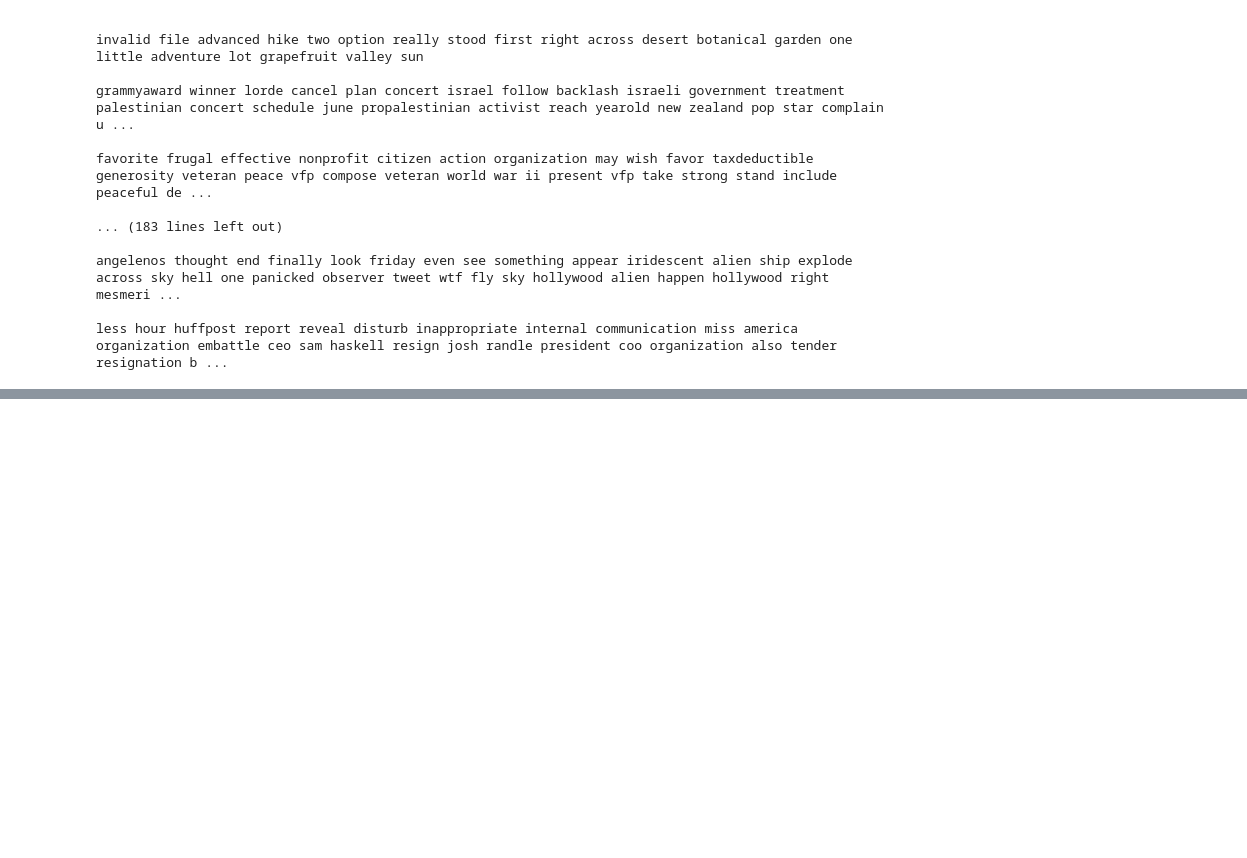
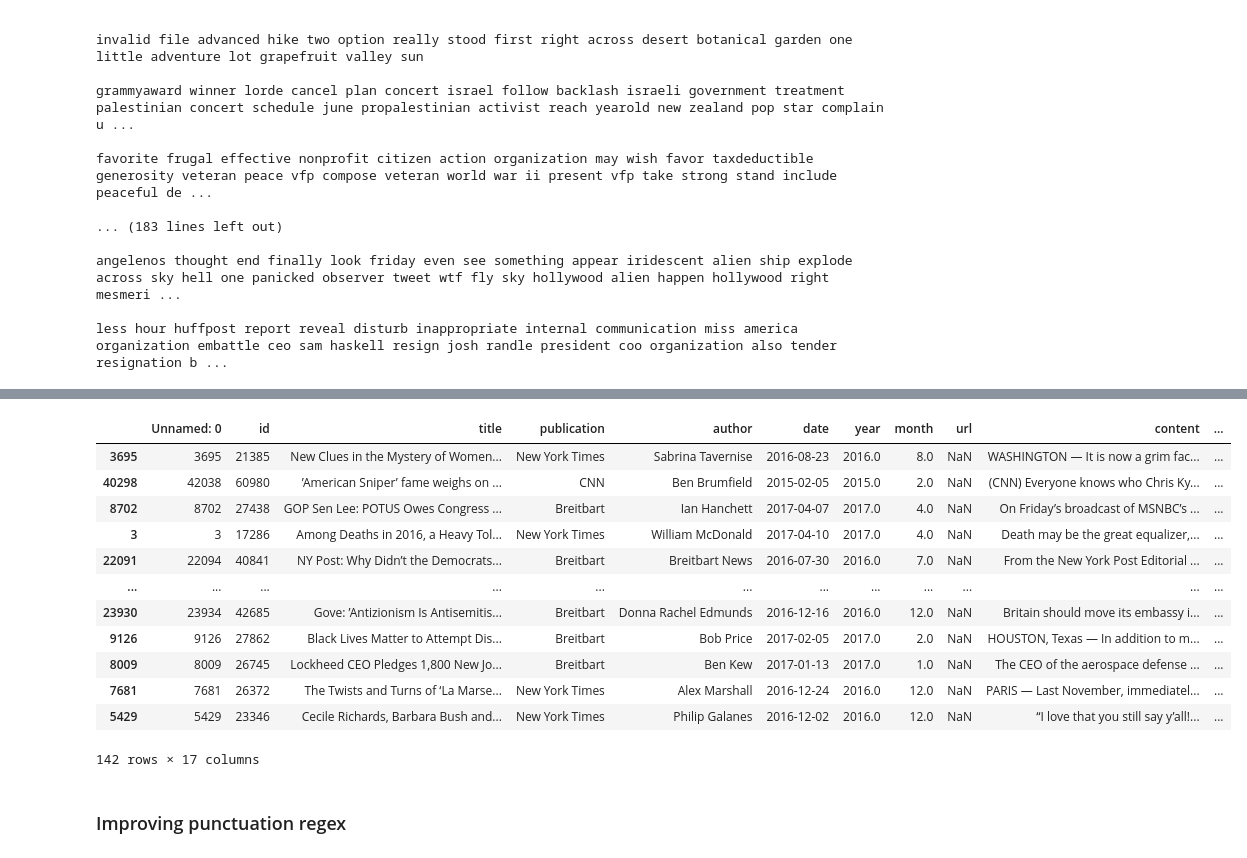
Before and after one commit to archifreitas/big_picture, a Jupyter notebook: notebooks/martins_preprocess.ipynb, the cells around one changed output, grey strips where cells are left out. Saved outputs shown, nothing was run; the diff lists cells and outputs as text; code cells hidden in the pictures; blank space fills up the shorter version.

```diff
--- a/notebooks/martins_preprocess.ipynb
+++ b/notebooks/martins_preprocess.ipynb
@@ -17,9 +17,9 @@ from sklearn.feature_extraction.text import TfidfVectorizer # vectorizer
 # %% [markdown]
 ### Raw Data
 # %%
-df1 = pd.read_csv("../raw_data/articles1.csv")
-df2 = pd.read_csv("../raw_data/articles2.csv")
-df3 = pd.read_csv("../raw_data/articles3.csv")
+df1 = pd.read_csv("../raw_data/all_the_news/articles1.csv")
+df2 = pd.read_csv("../raw_data/all_the_news/articles1.csv")
+df3 = pd.read_csv("../raw_data/all_the_news/articles1.csv")
 
 frames = [df1, df2, df3]
 # %%
@@ -315,0 +339,18 @@ less hour huffpost report reveal disturb inappropriate internal communication mi
+# %%
+df[pd.to_numeric(df.month, errors='coerce').notnull()]
+# %% [output]
+|  | Unnamed: 0 | id | title | publication | author | date | year | month | url | content | ... |
+| 3695 | 3695 | 21385 | New Clues in the Mystery of Women... | New York Times | Sabrina Tavernise | 2016-08-23 | 2016.0 | 8.0 | NaN | WASHINGTON — It is now a grim fac... | ... |
+| 40298 | 42038 | 60980 | ’American Sniper’ fame weighs on ... | CNN | Ben Brumfield | 2015-02-05 | 2015.0 | 2.0 | NaN | (CNN) Everyone knows who Chris Ky... | ... |
+| 8702 | 8702 | 27438 | GOP Sen Lee: POTUS Owes Congress ... | Breitbart | Ian Hanchett | 2017-04-07 | 2017.0 | 4.0 | NaN | On Friday’s broadcast of MSNBC’s ... | ... |
+| 3 | 3 | 17286 | Among Deaths in 2016, a Heavy Tol... | New York Times | William McDonald | 2017-04-10 | 2017.0 | 4.0 | NaN | Death may be the great equalizer,... | ... |
+| 22091 | 22094 | 40841 | NY Post: Why Didn’t the Democrats... | Breitbart | Breitbart News | 2016-07-30 | 2016.0 | 7.0 | NaN | From the New York Post Editorial ... | ... |
+| ... | ... | ... | ... | ... | ... | ... | ... | ... | ... | ... | ... |
+| 23930 | 23934 | 42685 | Gove: ’Antizionism Is Antisemitis... | Breitbart | Donna Rachel Edmunds | 2016-12-16 | 2016.0 | 12.0 | NaN | Britain should move its embassy i... | ... |
+| 9126 | 9126 | 27862 | Black Lives Matter to Attempt Dis... | Breitbart | Bob Price | 2017-02-05 | 2017.0 | 2.0 | NaN | HOUSTON, Texas — In addition to m... | ... |
+| 8009 | 8009 | 26745 | Lockheed CEO Pledges 1,800 New Jo... | Breitbart | Ben Kew | 2017-01-13 | 2017.0 | 1.0 | NaN | The CEO of the aerospace defense ... | ... |
+| 7681 | 7681 | 26372 | The Twists and Turns of ‘La Marse... | New York Times | Alex Marshall | 2016-12-24 | 2016.0 | 12.0 | NaN | PARIS — Last November, immediatel... | ... |
+| 5429 | 5429 | 23346 | Cecile Richards, Barbara Bush and... | New York Times | Philip Galanes | 2016-12-02 | 2016.0 | 12.0 | NaN | “I love that you still say y’all!... | ... |
+142 rows × 17 columns
+# %% [markdown]
+### Improving punctuation regex
```
Also changed, not shown: parts of 6 cells of this notebook, 1 other file.
